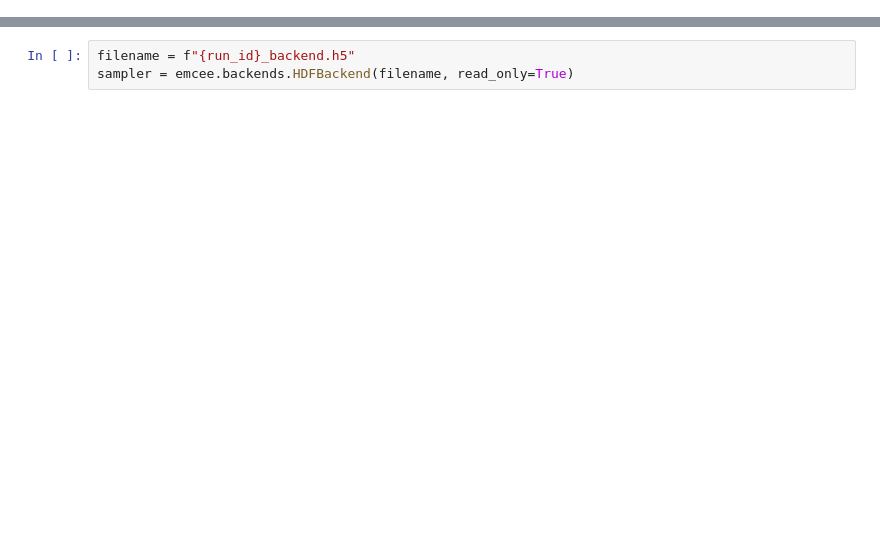
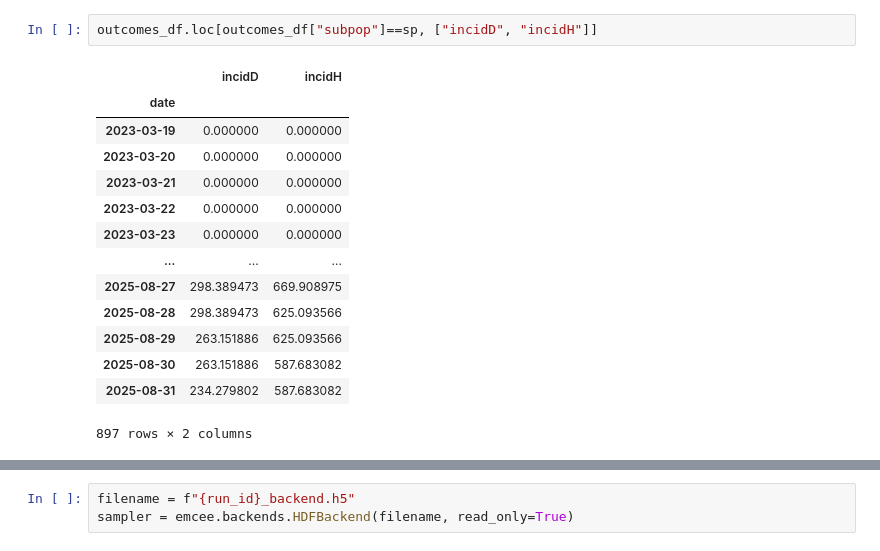
Before and after one commit to jcblemai/flepiMoP_Notebooks, a Jupyter notebook: emcee_gempyor.ipynb, the cells around one changed output, grey strips where cells are left out. Drawn from its saved outputs; the diff is of its cells as text; blank space fills up the shorter version.

```diff
--- a/emcee_gempyor.ipynb
+++ b/emcee_gempyor.ipynb
@@ -110,0 +175,17 @@ InferenceParameters: with 717 parameters:
+# %%
+outcomes_df.loc[outcomes_df["subpop"]==sp, ["incidD", "incidH"]]
+# %% [output]
+|  | incidD | incidH |
+| date |  |  |
+| 2023-03-19 | 0.000000 | 0.000000 |
+| 2023-03-20 | 0.000000 | 0.000000 |
+| 2023-03-21 | 0.000000 | 0.000000 |
+| 2023-03-22 | 0.000000 | 0.000000 |
+| 2023-03-23 | 0.000000 | 0.000000 |
+| ... | ... | ... |
+| 2025-08-27 | 298.389473 | 669.908975 |
+| 2025-08-28 | 298.389473 | 625.093566 |
+| 2025-08-29 | 263.151886 | 625.093566 |
+| 2025-08-30 | 263.151886 | 587.683082 |
+| 2025-08-31 | 234.279802 | 587.683082 |
+897 rows × 2 columns
```
Also changed, not shown: parts of 19 cells of this notebook.
